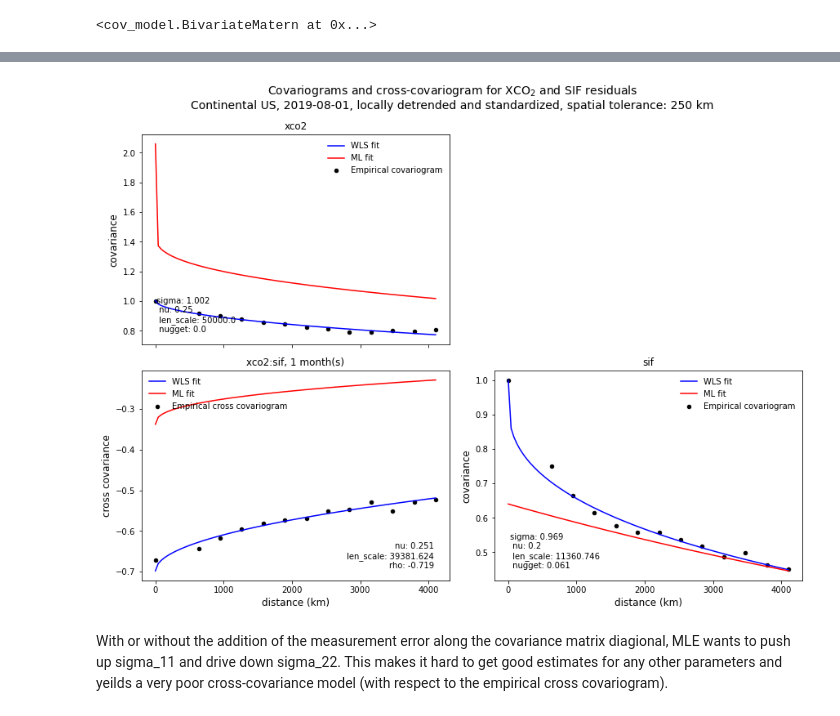
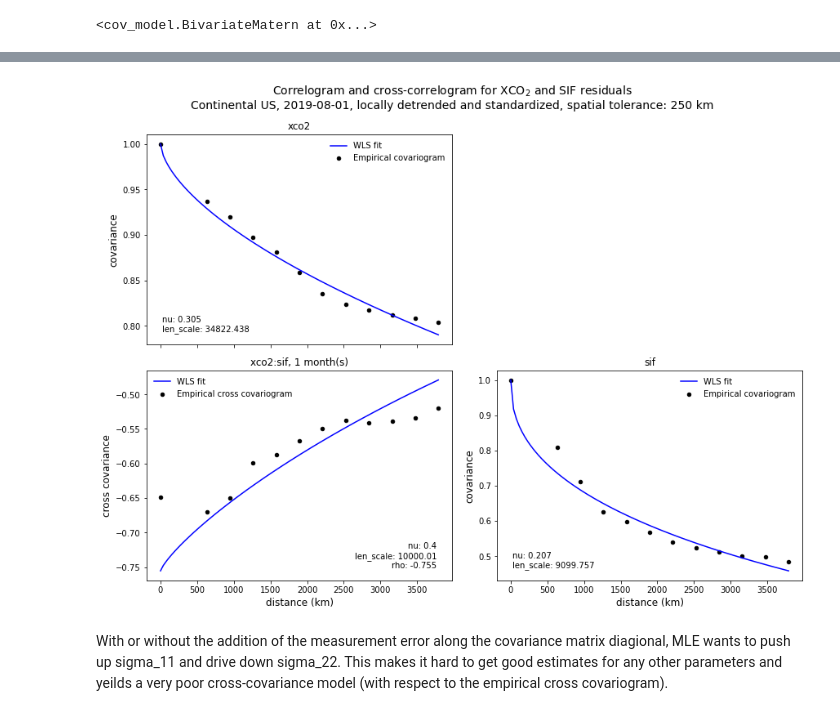
Before and after one commit to 91Mrwu/sif-xco2-cokriging, a Jupyter notebook: research/cokriging_conus.ipynb, the cells around one changed output, grey strips where cells are left out. Drawn from its saved outputs; the diff is of its cells as text; code cells hidden in the pictures.

```diff
--- a/research/cokriging_conus.ipynb
+++ b/research/cokriging_conus.ipynb
@@ -31,16 +33,16 @@ tol = 250
 # Initial guess for covariance params
 covariograms = True
 
-normalized = False
-cov_guess = [0.5, 0.3, 1e4, 0.1]
+# normalized = False
+# cov_guess = [0.5, 0.3, 1.5e4, 0.1]
+# cross_guess = [0.3, 1e4, -0.8]
+
+normalized = True
+cov_guess = [0.3, 1.5e4]
 cross_guess = [0.3, 1e4, -0.8]
-
-# normalized = True
-# cov_guess = [0.3, 2e4]
-# cross_guess = [0.3, 1e4, -0.8]
 # %%
 # Get data: 5-degree monthly average, cont. US
-ds = xr.open_dataset("../data/exp_pro/OCO2_5deg_monthly_conus.nc")
+ds = xr.open_dataset("../data/exp_pro/OCO2_4x5deg_monthly_conus.nc")
 
 # Format as multi-fields
 ds_xco2 = ds[["xco2", "xco2_var"]]
@@ -161,37 +172,37 @@ fig, ax = plt.subplots(2, 2, figsize=(12, 9), constrained_layout=True, sharex=Tr
 ax[0, 1].axis("off")
 
 for i, var in enumerate(var_names):
     df = vario_res[var]
     df.plot(x="lag", y=var, kind="scatter", color="black", ax=ax[i, i], label="Empirical covariogram")
     df.dropna(subset=["wls_fit"]).sort_values("lag").plot(x="lag", y="wls_fit", kind="line", color="blue", ax=ax[i, i], label="WLS fit")
-    df.sort_values("lag").plot(x="lag", y="mle_fit", kind="line", color="red", ax=ax[i, i], label="ML fit")
+#     df.sort_values("lag").plot(x="lag", y="mle_fit", kind="line", color="red", ax=ax[i, i], label="ML fit")
     ax[i, i].set_title(var, fontsize=12)
     ax[i, i].set_ylabel("covariance", fontsize=12)
     ax[i, i].set_xlabel("distance (km)", fontsize=12)
     ax[i, i].text(0.05, 0.05, param_labels(params[var], normalized=normalized), transform=ax[i, i].transAxes, ha="left", va="bottom")
     ax[i, i].legend(frameon=False)
 
 df = vario_res[cross_name]
 df.plot(x="lag", y="xco2:sif", kind="scatter", color="black", ax=ax[1, 0], label="Empirical cross covariogram")
 df.dropna(subset=["wls_fit"]).sort_values("lag").plot(x="lag", y="wls_fit", kind="line", color="blue", ax=ax[1, 0], label="WLS fit")
 ax[1, 0].set_title(cross_name + f", {np.abs(timedelta)} month(s)", fontsize=12)
 
-df.sort_values("lag").plot(x="lag", y="mle_fit", kind="line", color="red", ax=ax[1, 0], label="ML fit")
+# df.sort_values("lag").plot(x="lag", y="mle_fit", kind="line", color="red", ax=ax[1, 0], label="ML fit")
 ax[1, 0].text(0.95, 0.05, param_labels(params[cross_name], cross=True), transform=ax[1, 0].transAxes, ha="right", va="bottom")
 ax[1, 0].legend(loc="upper left", frameon=False)
 
 ax[1, 0].set_ylabel("cross covariance", fontsize=12)
 ax[1, 0].set_xlabel("distance (km)", fontsize=12)
 
 if normalized:
     fig.suptitle("Correlogram and cross-correlogram for XCO$_2$ and SIF residuals\n"+
                  f"Continental US, {timestamp}, locally detrended and standardized, spatial tolerance: {tol} km", fontsize=14)
-#     fig.savefig(f"../plots/correlograms_conUS_{timestamp}_{np.abs(timedelta)}M_{tol}km.png", dpi=100);
+    fig.savefig(f"../plots/correlograms_conus45_{timestamp}_{np.abs(timedelta)}M_{tol}km.png", dpi=100);
 else:
     fig.suptitle("Covariograms and cross-covariogram for XCO$_2$ and SIF residuals\n"+
                  f"Continental US, {timestamp}, locally detrended and standardized, spatial tolerance: {tol} km", fontsize=14)
-#     fig.savefig(f"../plots/covariograms_conUS_{timestamp}_{np.abs(timedelta)}M_{tol}km.png", dpi=100);
+    fig.savefig(f"../plots/covariograms_conus45_{timestamp}_{np.abs(timedelta)}M_{tol}km.png", dpi=100);
 # %% [output]
-[figure, old version]
+[figure, new version]
 # %% [markdown]
 With or without the addition of the measurement error along the covariance matrix diagional, MLE wants to push up sigma_11 and drive down sigma_22. This makes it hard to get good estimates for any other parameters and yeilds a very poor cross-covariance model (with respect to the empirical cross covariogram).
```
Also changed, not shown: parts of 6 cells of this notebook, 1 other file.
